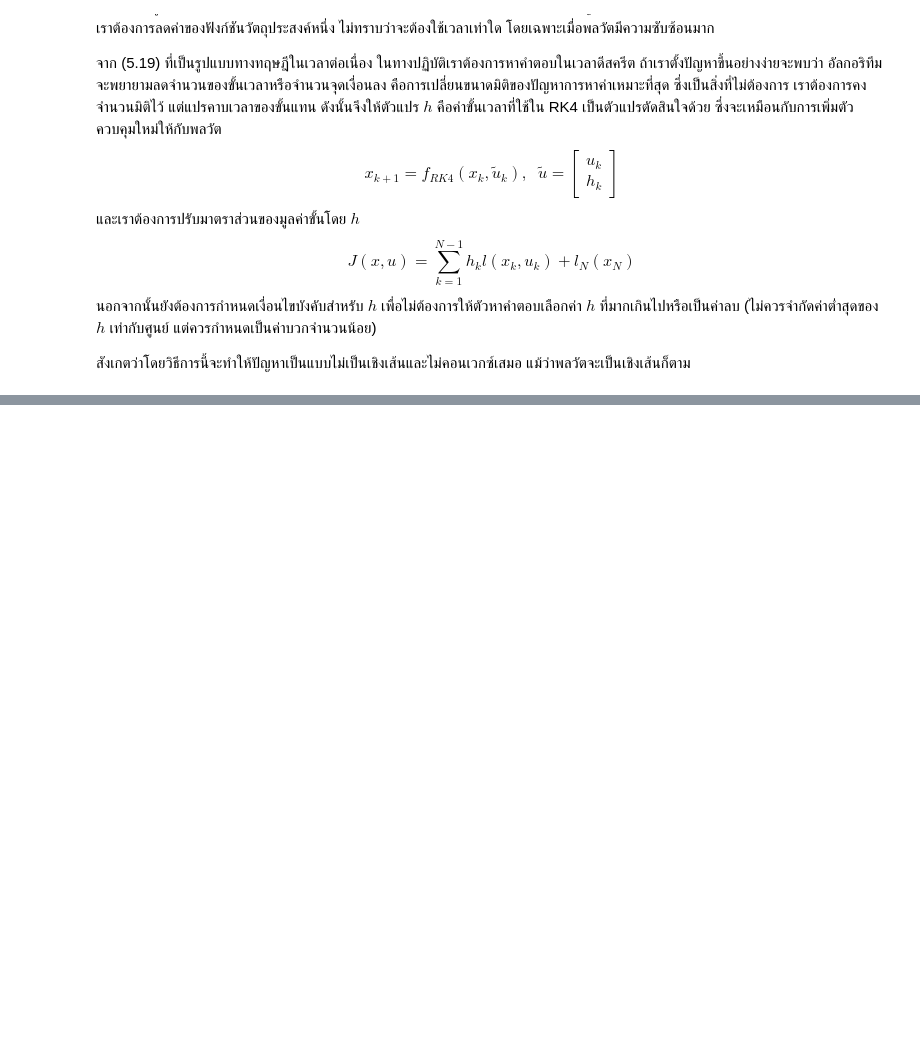
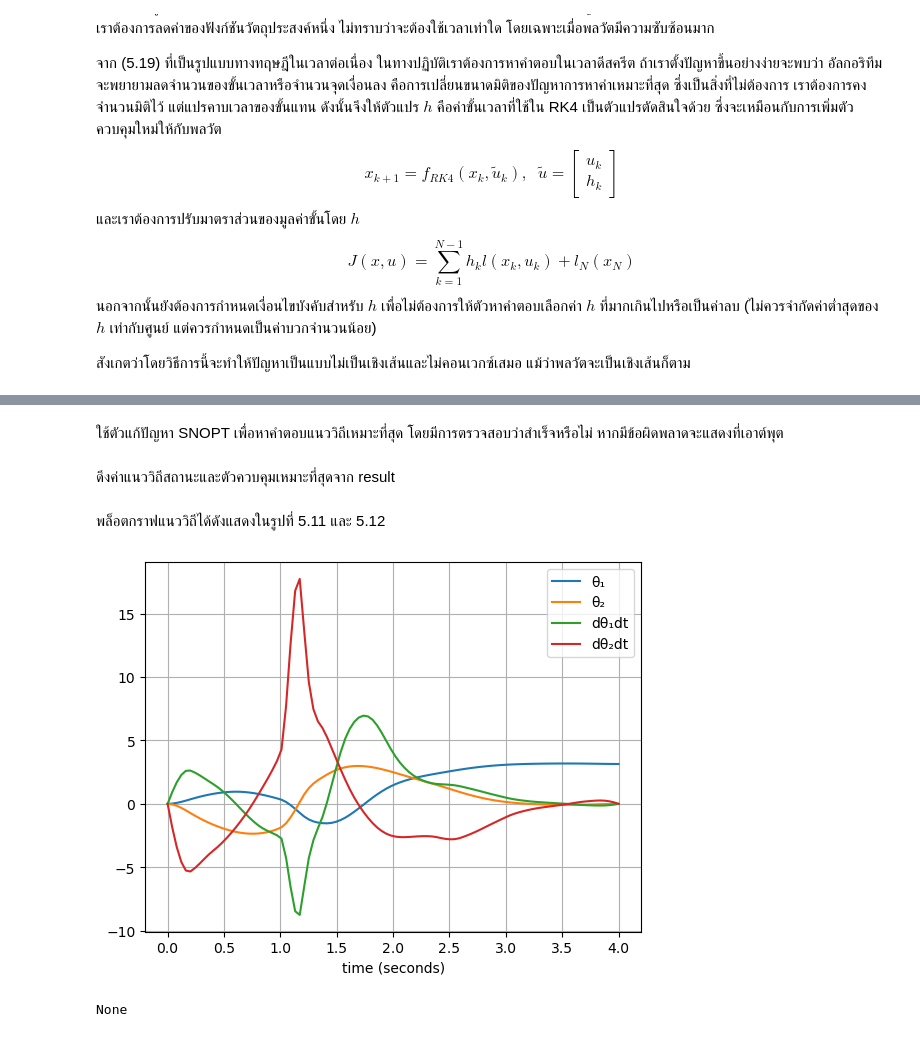
Before and after one commit to dewdotninja/ocrl, a Jupyter notebook: doc/notebooks/chapter5.ipynb, the cells around one changed output, grey strips where cells are left out. Saved outputs shown, nothing was run; the diff lists cells and outputs as text; code cells hidden in the pictures; blank space fills up the shorter version.

```diff
--- a/doc/notebooks/chapter5.ipynb
+++ b/doc/notebooks/chapter5.ipynb
@@ -1574,0 +1615,3 @@ $$
+# %%
+plant = AcrobotPlant()
+context = plant.CreateDefaultContext()
@@ -1574,0 +1621,10 @@ $$
+# %%
+dircol = DirectCollocation(
+    plant,
+    context,
+    num_time_samples=21,
+    minimum_time_step=0.05,
+    maximum_time_step=0.2,
+)
+prog = dircol.prog()
+dircol.AddEqualTimeIntervalsConstraints()
@@ -1574,0 +1673,34 @@ $$
+# %% [markdown]
+ใช้ตัวแก้ปัญหา SNOPT เพื่อหาคำตอบแนววิถีเหมาะที่สุด โดยมีการตรวจสอบว่าสำเร็จหรือไม่ หากมีข้อผิดพลาดจะแสดงที่เอาต์พุต
+# %%
+solver = SnoptSolver()
+solver_id = solver.solver_id()
+major_tol = 1e-3
+minor_tol = 1e-3
+prog.SetSolverOption(solver_id, "Feasibility tolerance", major_tol)
+prog.SetSolverOption(solver_id, "Major feasibility tolerance", major_tol)
+prog.SetSolverOption(solver_id, "Major optimality tolerance", major_tol)
+prog.SetSolverOption(solver_id, "Minor feasibility tolerance", minor_tol)
+prog.SetSolverOption(solver_id, "Minor optimality tolerance", minor_tol)
+result = Solve(prog)
+assert result.is_success()
+# %% [markdown]
+ดึงค่าแนววิถีสถานะและตัวควบคุมเหมาะที่สุดจาก result
+# %%
+u_trajectory = dircol.ReconstructInputTrajectory(result)
+times = np.linspace(u_trajectory.start_time(), u_trajectory.end_time(), 100)
+u_values = u_trajectory.vector_values(times)
+x_trajectory = dircol.ReconstructStateTrajectory(result)
+x_values = x_trajectory.vector_values(times)
+# %% [markdown]
+พล็อตกราฟแนววิถีได้ดังแสดงในรูปที่ 5.11 และ 5.12
+# %%
+plt.figure()
+plt.plot(times, x_values.T, label=["θ₁", "θ₂", "dθ₁dt", "dθ₂dt"])
+plt.xlabel("time (seconds)")
+plt.legend()
+plt.grid(True)
+display(plt.show())
+# %% [output]
+[figure, added]
+None
```
Also changed, not shown: parts of 28 cells of this notebook.
